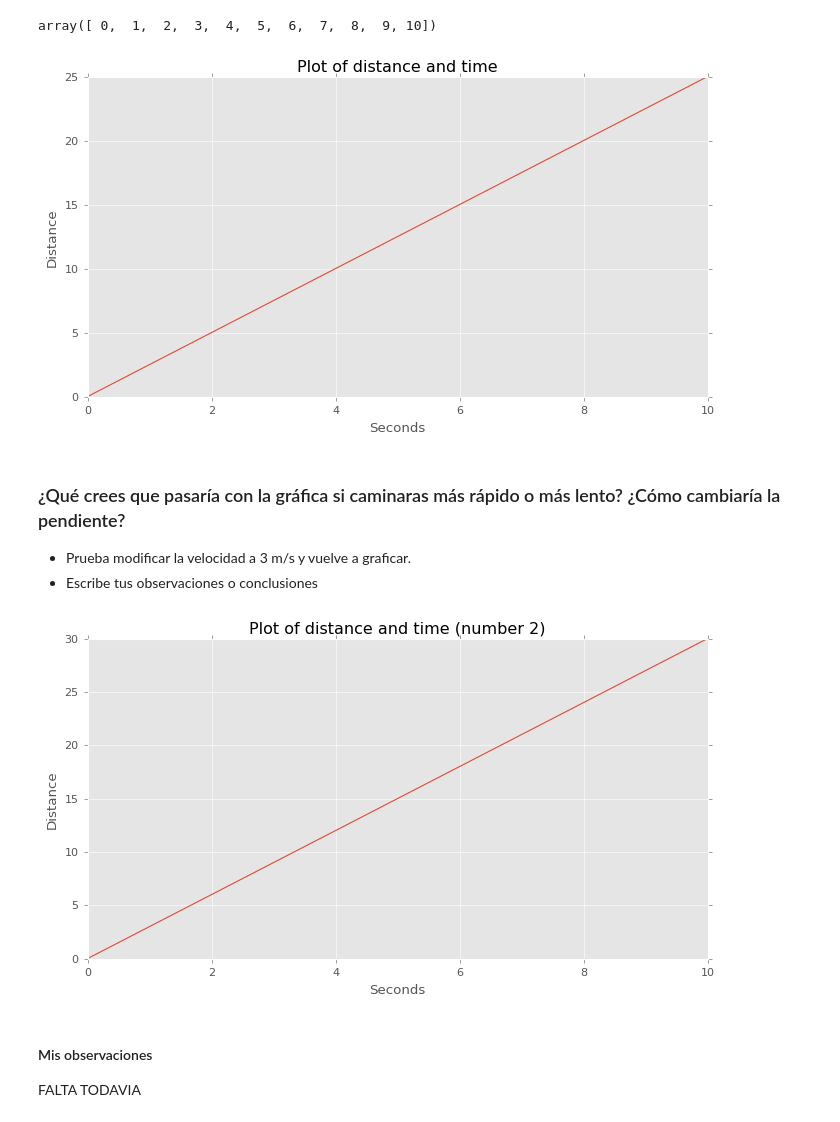
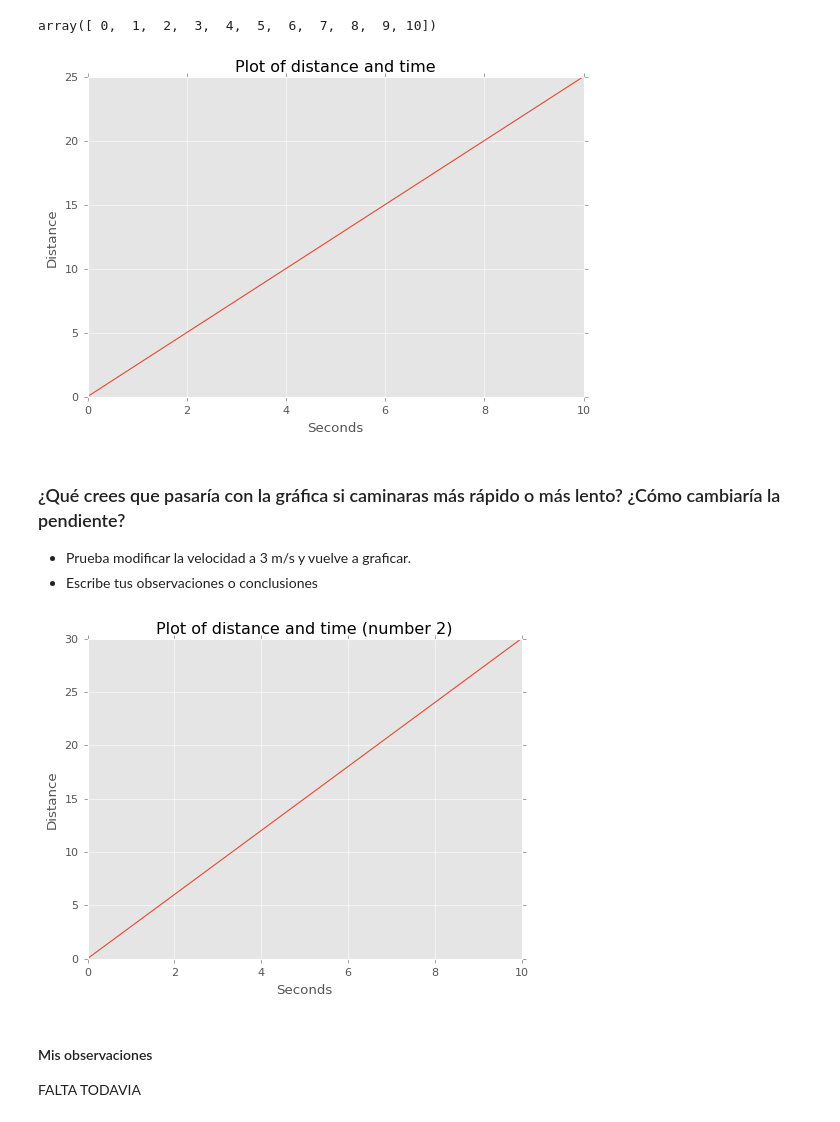
Before and after one commit to 4GeeksAcademy/inetke-proyecto-visualizacion, a Jupyter notebook: notebook/03-project-visualization.ipynb, the cells around one changed output. Saved outputs shown, nothing was run; the diff lists cells and outputs as text; code cells hidden in the pictures.

```diff
--- a/notebook/03-project-visualization.ipynb
+++ b/notebook/03-project-visualization.ipynb
@@ -33,19 +33,19 @@ array([ 0,  1,  2,  3,  4,  5,  6,  7,  8,  9, 10])
 # %%
 speed = 25 / 10
 speed
 distance = seconds * speed
 distance
 
-plt.figure(figsize = (10, 5))
+plt.figure(figsize = (8, 5))
 
 plt.plot(seconds, distance)
 plt.xlabel('Seconds')
 plt.ylabel('Distance')
 
 plt.title('Plot of distance and time')
 plt.show()
 # %% [output]
-[figure, old version]
+[figure, new version]
 # %% [markdown]
 ### ¿Qué crees que pasaría con la gráfica si caminaras más rápido o más lento? ¿Cómo cambiaría la pendiente?
 
@@ -56,7 +56,7 @@ speed = 3
 distance = seconds * speed
 distance
 
-plt.figure(figsize = (10, 5))
+plt.figure(figsize = (7, 5))
 
 plt.plot(seconds, distance)
 plt.xlabel('Seconds')
@@ -65,7 +65,7 @@ plt.ylabel('Distance')
 plt.title('Plot of distance and time (number 2)')
 plt.show()
 # %% [output]
-[figure, old version]
+[figure, new version]
 # %% [markdown]
 #### Mis observaciones
 FALTA TODAVIA
```
Also changed, not shown: parts of 4 cells of this notebook.
